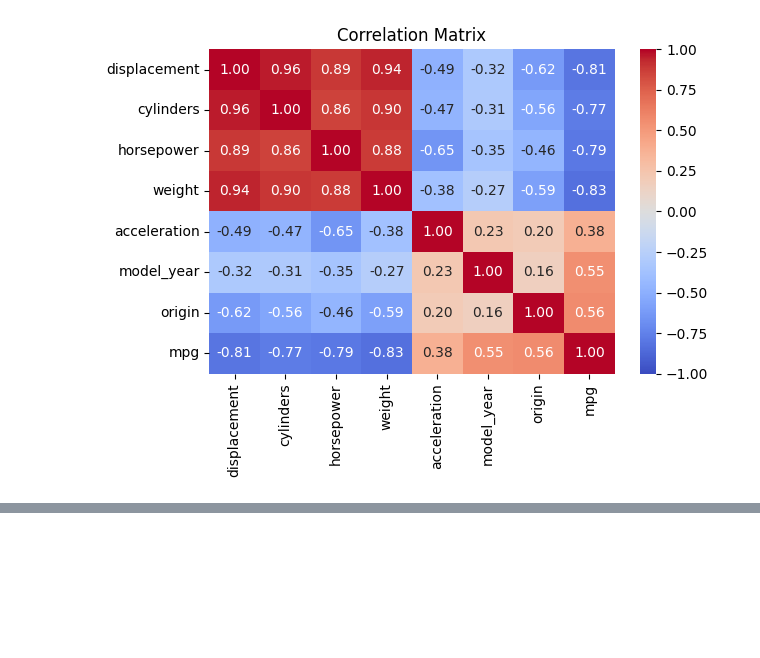
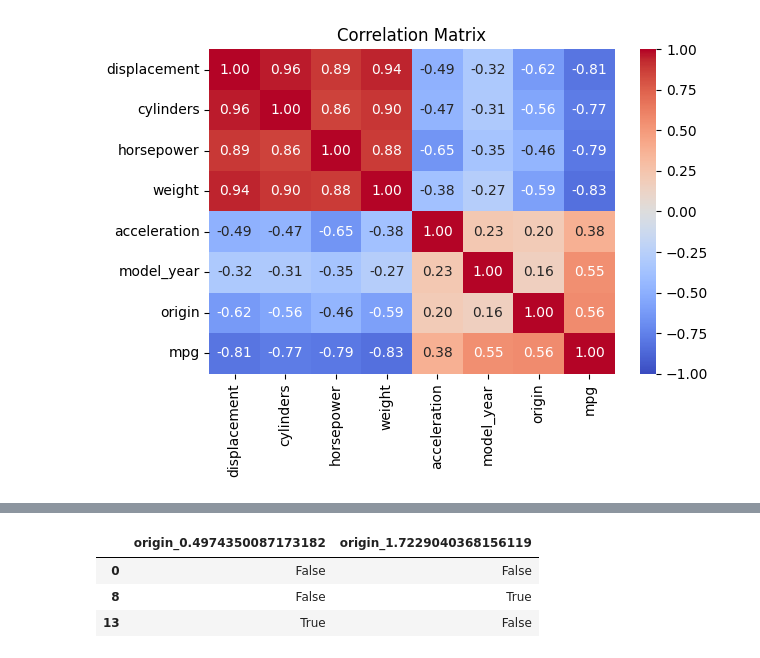
Before and after one commit to hurwan0629/lang-chain-KDT, a Jupyter notebook: workspace/personal/learning_ml_and_dl_by_alone/survived_learning/regression/02_linear_regression_more.ipynb, the cells around one changed output, grey strips where cells are left out. Drawn from its saved outputs; the diff is of its cells as text; code cells hidden in the pictures; blank space fills up the shorter version.

```diff
--- a/workspace/personal/learning_ml_and_dl_by_alone/survived_learning/regression/02_linear_regression_more.ipynb
+++ b/workspace/personal/learning_ml_and_dl_by_alone/survived_learning/regression/02_linear_regression_more.ipynb
@@ -169,2 +190,15 @@ plt.show()
+# %%
+encoded_scaled_iqr_clean_df = pd.get_dummies(
+    scaled_iqr_clean_df,
+    columns=["origin"],
+    drop_first=True # 1, 2, 3중 1 을 버리고 2, 3이 모두 0이면 1로 취급하는 방식
+)
+
+encoded_scaled_iqr_clean_df[["origin_0.4974350087173182", "origin_1.7229040368156119"]].drop_duplicates()
+# %% [output]
+|  | origin_0.4974350087173182 | origin_1.7229040368156119 |
+| 0 | False | False |
+| 8 | False | True |
+| 13 | True | False |
 # %%
 from sklearn.linear_model import LinearRegression
```
Also changed, not shown: parts of 4 cells of this notebook.
